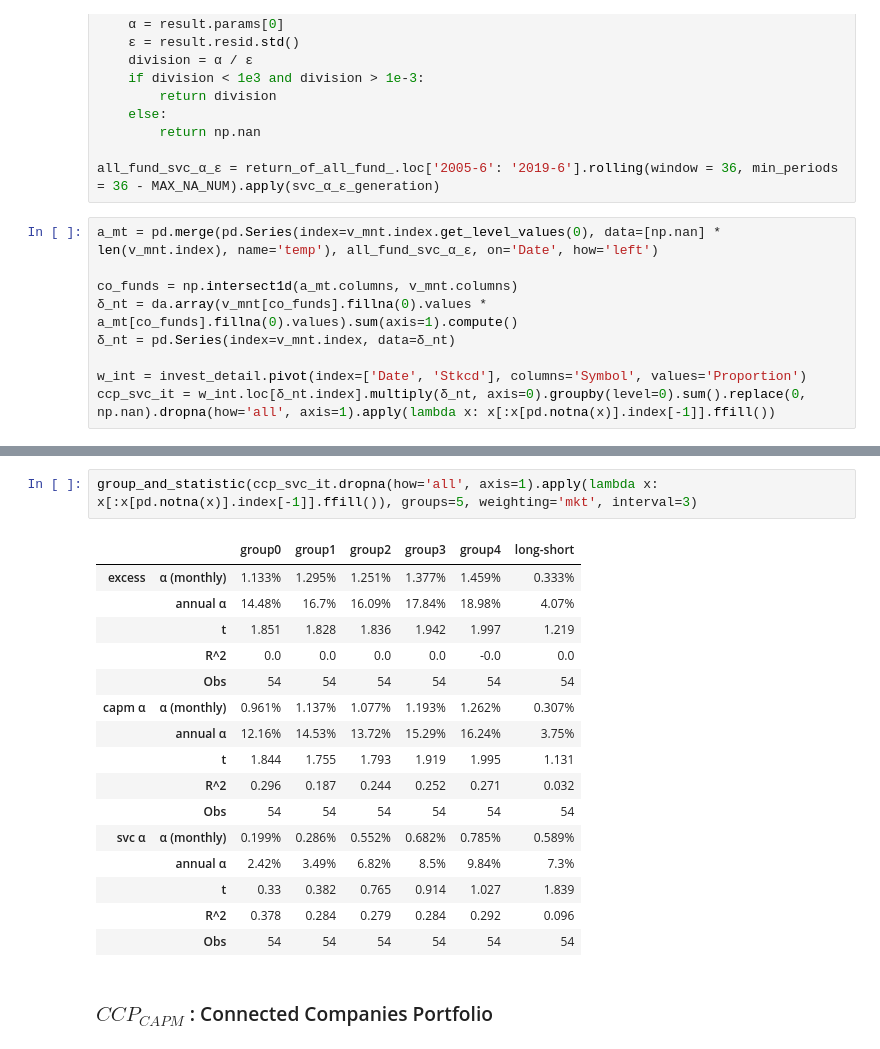
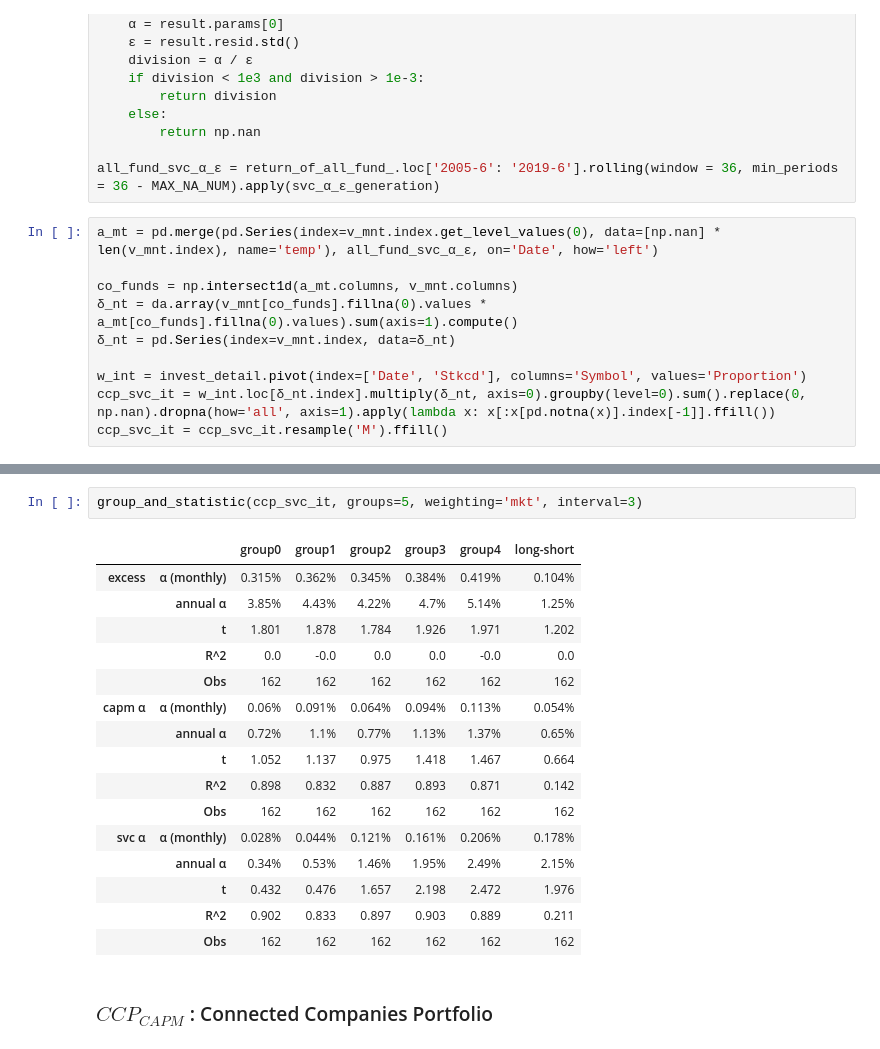
Before and after one commit to dacianpeng/mutual-fund-effective-or-not-Evidence-from-China, a Jupyter notebook: main.ipynb, the cells around one changed output, grey strips where cells are left out. Cells and saved outputs as stored; diff of their text form.

```diff
--- a/main.ipynb
+++ b/main.ipynb
@@ -1407,3 +1389,4 @@ co_funds = np.intersect1d(a_mt.columns, v_mnt.columns)
 
 w_int = invest_detail.pivot(index=['Date', 'Stkcd'], columns='Symbol', values='Proportion')
 ccp_svc_it = w_int.loc[δ_nt.index].multiply(δ_nt, axis=0).groupby(level=0).sum().replace(0, np.nan).dropna(how='all', axis=1).apply(lambda x: x[:x[pd.notna(x)].index[-1]].ffill())
+ccp_svc_it = ccp_svc_it.resample('M').ffill()
@@ -1427,24 +1448,24 @@ group_and_statistic(ccp_svc_it, groups=5, weighting='mkt', interval=1)
 |  | R^2 | 0.902 | 0.833 | 0.897 | 0.903 | 0.889 | 0.211 |
 |  | Obs | 162 | 162 | 162 | 162 | 162 | 162 |
 # %%
-group_and_statistic(ccp_svc_it.dropna(how='all', axis=1).apply(lambda x: x[:x[pd.notna(x)].index[-1]].ffill()), groups=5, weighting='mkt', interval=3)
+group_and_statistic(ccp_svc_it, groups=5, weighting='mkt', interval=3)
 # %% [output]
 |  |  | group0 | group1 | group2 | group3 | group4 | long-short |
-| excess | α (monthly) | 1.133% | 1.295% | 1.251% | 1.377% | 1.459% | 0.333% |
-|  | annual α | 14.48% | 16.7% | 16.09% | 17.84% | 18.98% | 4.07% |
-|  | t | 1.851 | 1.828 | 1.836 | 1.942 | 1.997 | 1.219 |
-|  | R^2 | 0.0 | 0.0 | 0.0 | 0.0 | -0.0 | 0.0 |
-|  | Obs | 54 | 54 | 54 | 54 | 54 | 54 |
-| capm α | α (monthly) | 0.961% | 1.137% | 1.077% | 1.193% | 1.262% | 0.307% |
-|  | annual α | 12.16% | 14.53% | 13.72% | 15.29% | 16.24% | 3.75% |
-|  | t | 1.844 | 1.755 | 1.793 | 1.919 | 1.995 | 1.131 |
-|  | R^2 | 0.296 | 0.187 | 0.244 | 0.252 | 0.271 | 0.032 |
-|  | Obs | 54 | 54 | 54 | 54 | 54 | 54 |
-| svc α | α (monthly) | 0.199% | 0.286% | 0.552% | 0.682% | 0.785% | 0.589% |
-|  | annual α | 2.42% | 3.49% | 6.82% | 8.5% | 9.84% | 7.3% |
-|  | t | 0.33 | 0.382 | 0.765 | 0.914 | 1.027 | 1.839 |
-|  | R^2 | 0.378 | 0.284 | 0.279 | 0.284 | 0.292 | 0.096 |
-|  | Obs | 54 | 54 | 54 | 54 | 54 | 54 |
+| excess | α (monthly) | 0.315% | 0.362% | 0.345% | 0.384% | 0.419% | 0.104% |
+|  | annual α | 3.85% | 4.43% | 4.22% | 4.7% | 5.14% | 1.25% |
+|  | t | 1.801 | 1.878 | 1.784 | 1.926 | 1.971 | 1.202 |
+|  | R^2 | 0.0 | -0.0 | 0.0 | 0.0 | -0.0 | 0.0 |
+|  | Obs | 162 | 162 | 162 | 162 | 162 | 162 |
+| capm α | α (monthly) | 0.06% | 0.091% | 0.064% | 0.094% | 0.113% | 0.054% |
+|  | annual α | 0.72% | 1.1% | 0.77% | 1.13% | 1.37% | 0.65% |
+|  | t | 1.052 | 1.137 | 0.975 | 1.418 | 1.467 | 0.664 |
+|  | R^2 | 0.898 | 0.832 | 0.887 | 0.893 | 0.871 | 0.142 |
+|  | Obs | 162 | 162 | 162 | 162 | 162 | 162 |
+| svc α | α (monthly) | 0.028% | 0.044% | 0.121% | 0.161% | 0.206% | 0.178% |
+|  | annual α | 0.34% | 0.53% | 1.46% | 1.95% | 2.49% | 2.15% |
+|  | t | 0.432 | 0.476 | 1.657 | 2.198 | 2.472 | 1.976 |
+|  | R^2 | 0.902 | 0.833 | 0.897 | 0.903 | 0.889 | 0.211 |
+|  | Obs | 162 | 162 | 162 | 162 | 162 | 162 |
 # %% [markdown]
 ### $CCP_{CAPM}$ : Connected Companies Portfolio
 # %%
```
Also changed, not shown: parts of 20 cells of this notebook, 1 other file.
